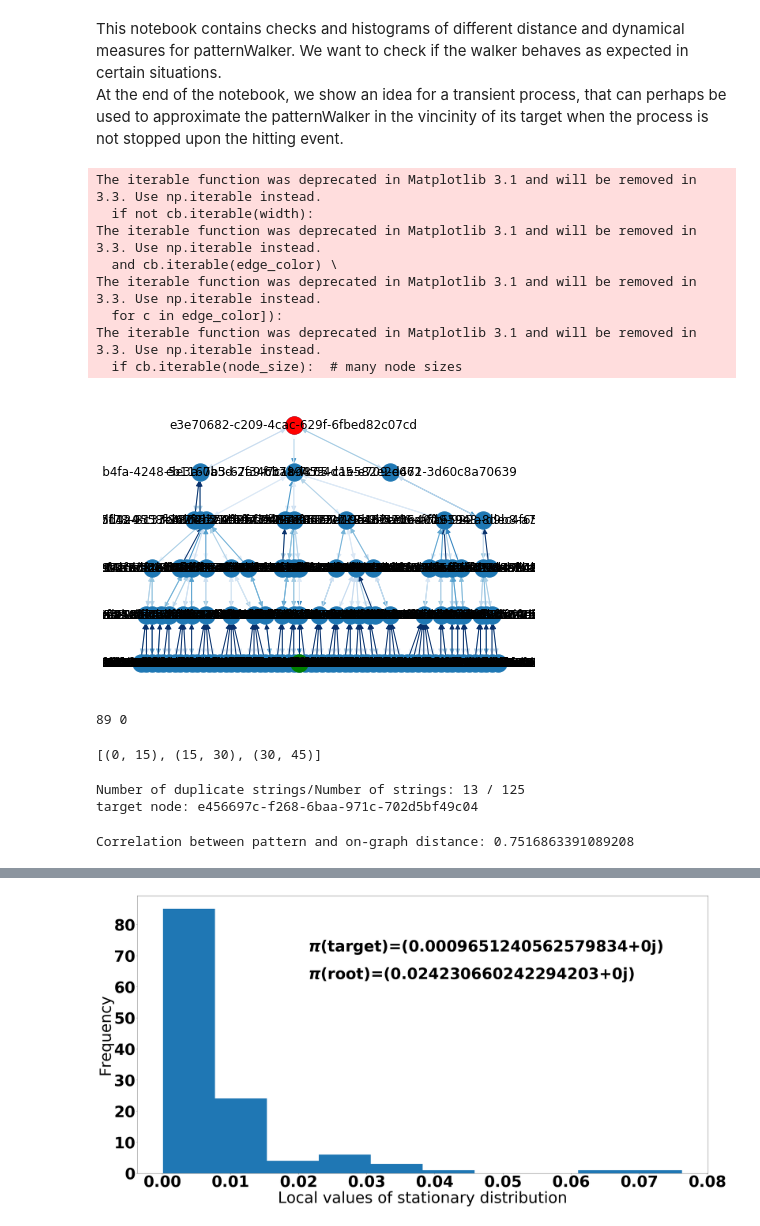
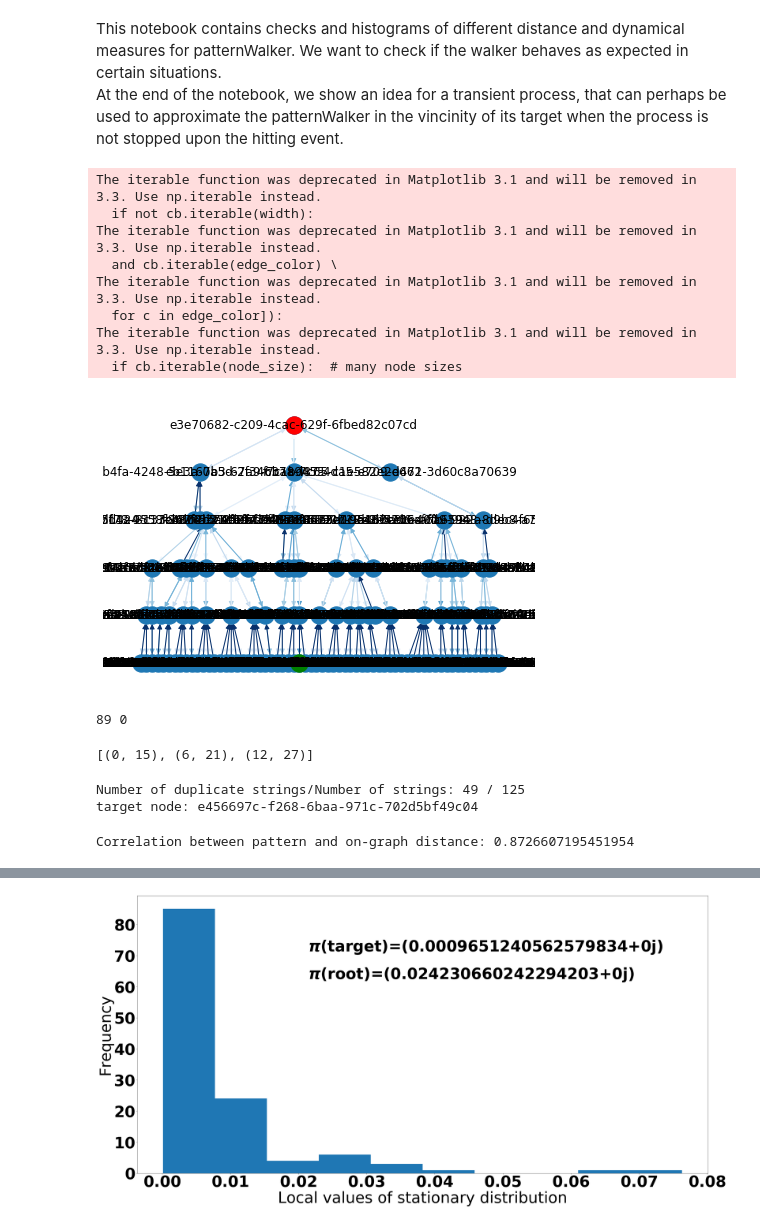
Before and after one commit to YPFoerster/pattern_walker, a Jupyter notebook: distance_measures.ipynb, the cells around one changed output, grey strips where cells are left out. Cells and saved outputs as stored; diff of their text form; code cells hidden in the pictures.

```diff
--- a/distance_measures.ipynb
+++ b/distance_measures.ipynb
@@ -32,28 +32,28 @@ make_tree=utils.seed_decorator(make_tree,0)
 # %%
 #Create patternWalker based on the above tree.
 pattern_len=15 #String/pattern length
-flip_rate=2/pattern_len #5/pattern_len #Bit flipping rate for propagating patterns
+flip_rate=1/pattern_len #5/pattern_len #Bit flipping rate for propagating patterns
 lam=2.0
-overlap=0.
+overlap=0.6
 H,root,G=make_tree(lam,pattern_len,flip_rate,overlap)
 #G.set_weights()
 pos=graphviz_layout(H,prog='dot')
 (edges,weights) = zip(*nx.get_edge_attributes(G,'weight').items())
 nx.draw(G, pos, edgelist=edges, edge_color=weights, width=1.0, edge_cmap=plt.cm.Blues)
 nx.draw_networkx_nodes(G,pos,nodelist=[root],node_color='r')
 nx.draw_networkx_nodes(G,pos,nodelist=[G.target_node],node_color='g')
 nx.draw_networkx_labels(G,pos)
 plt.show()
 # %% [output]
 The iterable function was deprecated in Matplotlib 3.1 and will be removed in 3.3. Use np.iterable instead.
   if not cb.iterable(width):
 The iterable function was deprecated in Matplotlib 3.1 and will be removed in 3.3. Use np.iterable instead.
   and cb.iterable(edge_color) \
 The iterable function was deprecated in Matplotlib 3.1 and will be removed in 3.3. Use np.iterable instead.
   for c in edge_color]):
 The iterable function was deprecated in Matplotlib 3.1 and will be removed in 3.3. Use np.iterable instead.
   if cb.iterable(node_size):  # many node sizes
-[figure, old version]
+[figure, new version]
 # %%
 target_index=list(G.nodes()).index(G.target_node)
 root_index=list(G.nodes()).index(G.root)
@@ -63,14 +63,14 @@ print(target_index,root_index)
 # %%
 print(G.sections)
 # %% [output]
-[(0, 15), (15, 30), (30, 45)]
+[(0, 15), (6, 21), (12, 27)]
 # %%
 print('Number of duplicate strings/Number of strings:', G.num_pattern_duplicates(),'/',len(G))
 print('target node:', G.target_node)
 #mfpts_root_leaves=utils.mfpt(G,[(root,b) for b in utils.leaves(G.hierarchy_backup)])
 #mfpts_root_leaves
 # %% [output]
-Number of duplicate strings/Number of strings: 13 / 125
+Number of duplicate strings/Number of strings: 49 / 125
 target node: e456697c-f268-6baa-971c-702d5bf49c04
 # %%
 #While the walker is walking, track the distance of the local pattern to the target pattern, as well as the
@@ -85,7 +85,7 @@ for _ in range(5000):
     graph_distances.append( nx.shortest_path_length(G,G.target_node,G.x) )
 print('Correlation between pattern and on-graph distance:', np.corrcoef(pattern_distances,graph_distances)[0,1])
 # %% [output]
-Correlation between pattern and on-graph distance: 0.7516863391089208
+Correlation between pattern and on-graph distance: 0.8726607195451954
 # %%
 font = {'family' : 'normal',
         'weight' : 'bold',
```
Also changed, not shown: parts of 3 cells of this notebook, 2 other files.
